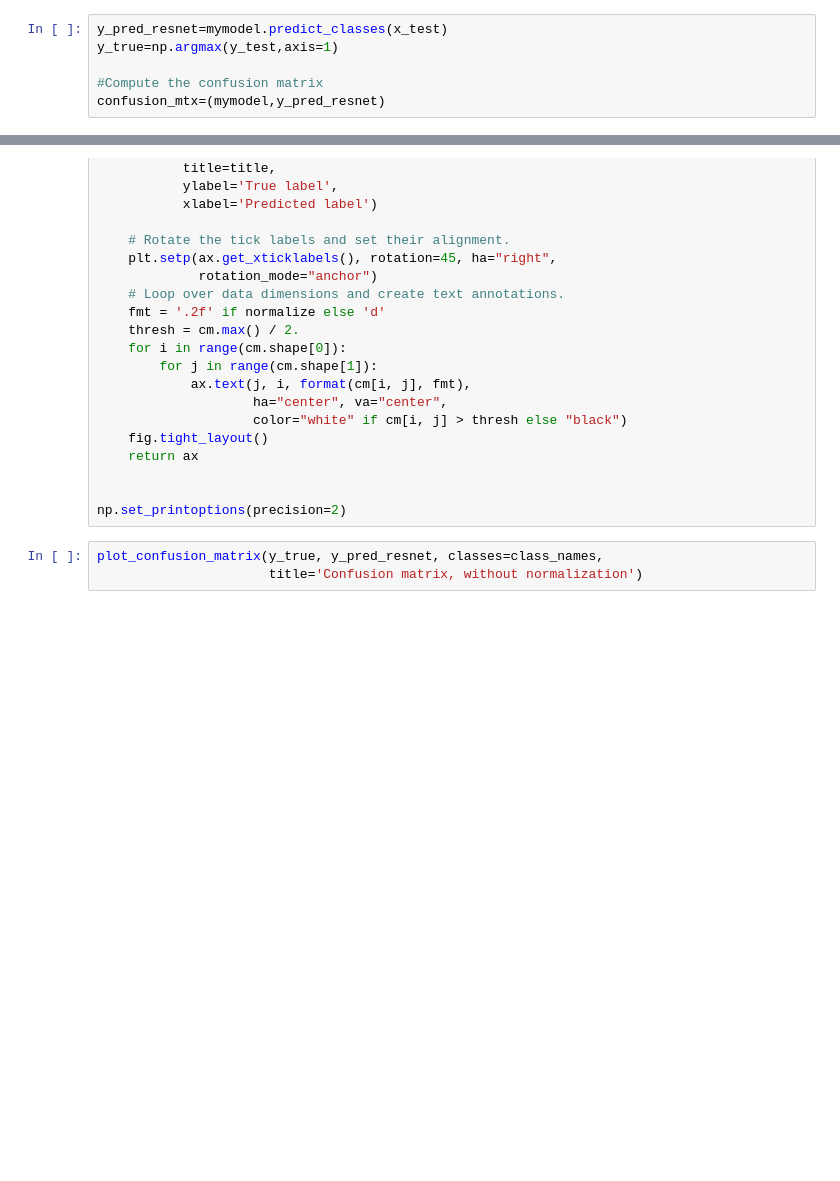
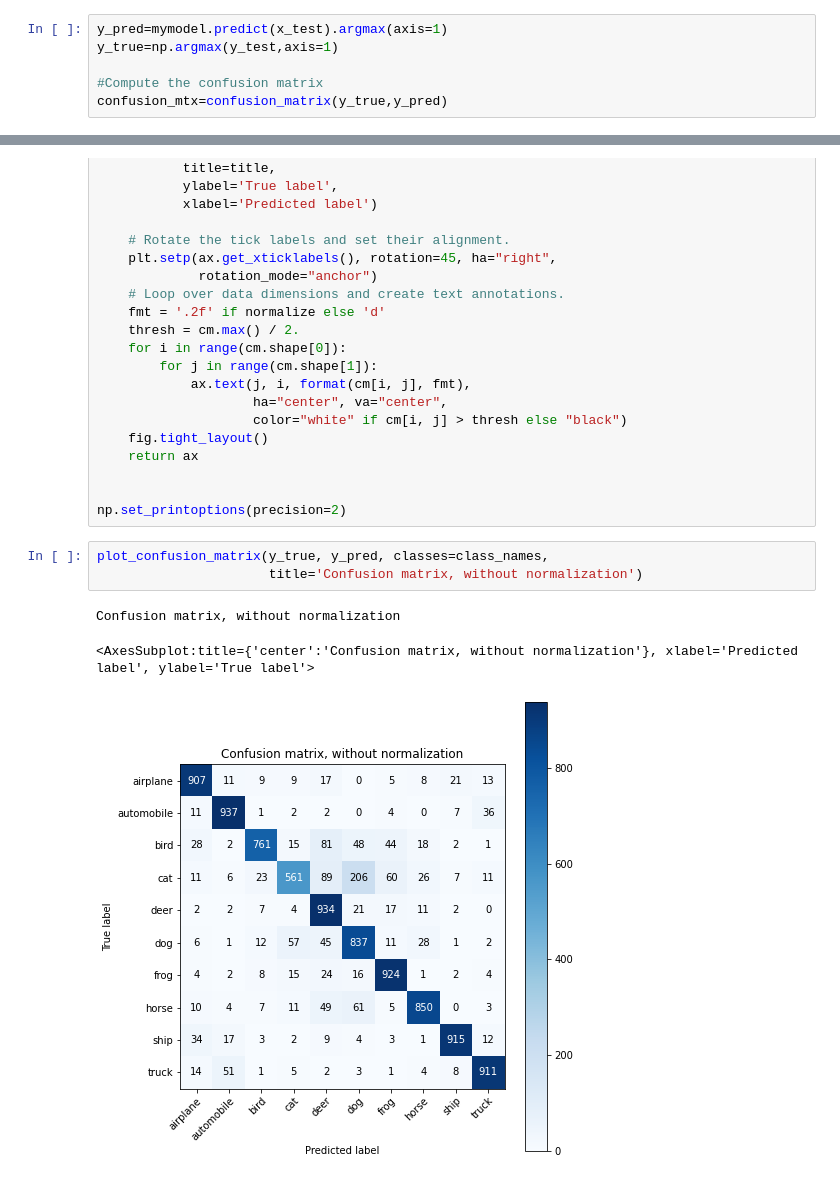
Before and after one commit to donghyeon5459/CIFAR10_project, a Jupyter notebook: CIFAR10.ipynb, the cells around one changed output, grey strips where cells are left out. Saved outputs shown, nothing was run; the diff lists cells and outputs as text; blank space fills up the shorter version.

```diff
--- a/CIFAR10.ipynb
+++ b/CIFAR10.ipynb
@@ -404,9 +242,9 @@ ax[1].plot(mymodel.history.history['val_acc'],color='r',label='Validation Accura
 # %%
-y_pred_resnet=mymodel.predict_classes(x_test)
+y_pred=mymodel.predict(x_test).argmax(axis=1)
 y_true=np.argmax(y_test,axis=1)
 
 #Compute the confusion matrix
-confusion_mtx=(mymodel,y_pred_resnet)
+confusion_mtx=confusion_matrix(y_true,y_pred)
 # %%
 def plot_confusion_matrix(y_true, y_pred, classes,
                           normalize=False,
@@ -461,6 +299,10 @@ def plot_confusion_matrix(y_true, y_pred, classes,
 
 np.set_printoptions(precision=2)
 # %%
-plot_confusion_matrix(y_true, y_pred_resnet, classes=class_names,
+plot_confusion_matrix(y_true, y_pred, classes=class_names,
                       title='Confusion matrix, without normalization')
+# %% [output]
+Confusion matrix, without normalization
+<AxesSubplot:title={'center':'Confusion matrix, without normalization'}, xlabel='Predicted label', ylabel='True label'>
+[figure, added]
 # %%
```
Also changed, not shown: parts of 34 cells of this notebook.
